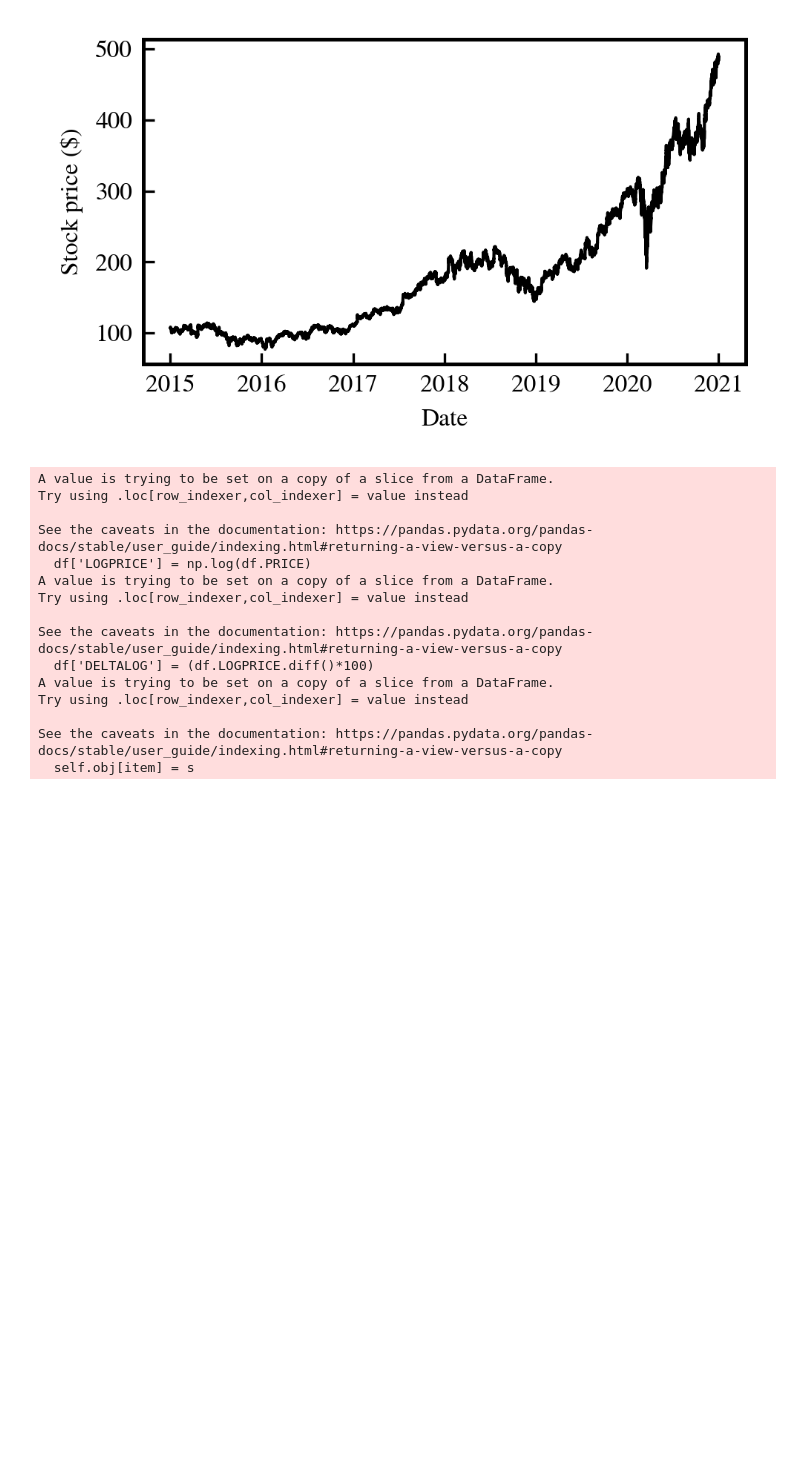
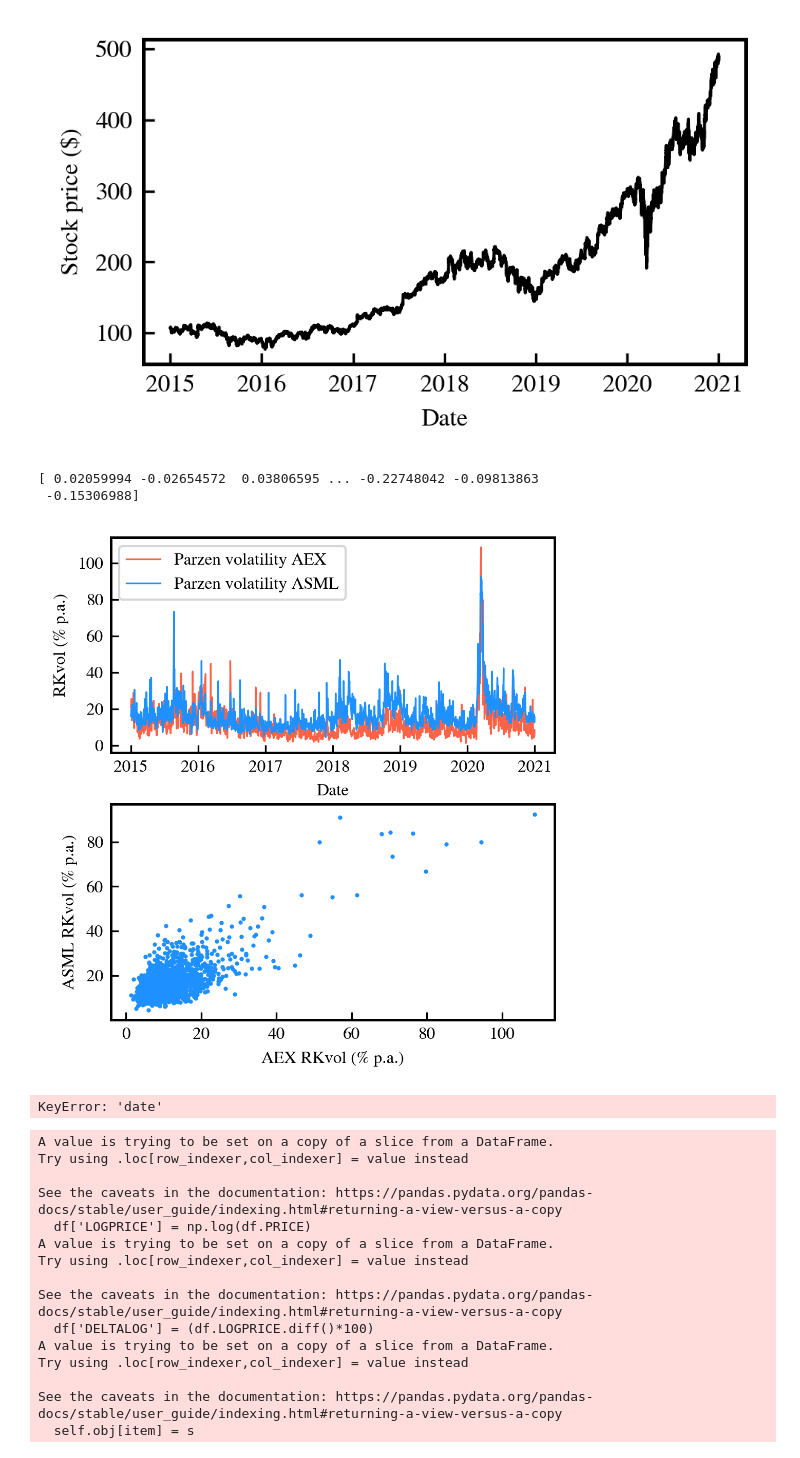
Before and after one commit to LuukOudshoorn25/HighFrequencyTrading, a Jupyter notebook: Code.ipynb, the cells around one changed output. Drawn from its saved outputs; the diff is of its cells as text; code cells hidden in the pictures; blank space fills up the shorter version.

Commit message:
Updates ASML vs SP vola figure

```diff
--- a/Code.ipynb
+++ b/Code.ipynb
@@ -438,23 +434,41 @@ RK_values = RK_values.set_index('Day')
+# %%
+RK_values,gamma_1s = RK.iterate_over_days()
+RK_values = RK_values.set_index('Day')
+RK_values.index = pd.to_datetime(RK_values.index)
+# %% [output]
+[ 0.02059994 -0.02654572  0.03806595 ... -0.22748042 -0.09813863
+ -0.15306988]
 # %%
-data = pd.read_csv('oxfordmanrealizedvolatilityindices.csv')
-#get S&P500 index
-SP = data.loc[data['Symbol'] == '.SPX']
-SP = SP.rename(columns = {'Unnamed: 0': 'DATETIME'})
-SP = SP.loc[SP['DATETIME'] >= '2015-01-02 00:00:00+00:00']
-SP = SP.loc[SP['DATETIME'] <= '2020-12-31 00:00:00+00:00']
+def plot_RK_ASML_vs_index():
+    data = pd.read_csv('oxfordmanrealizedvolatilityindices.csv')
+    #get S&P500 index
+    SP = data.loc[data['Symbol'] == '.AEX'] #.AEX
+    SP = SP.rename(columns = {'Unnamed: 0': 'DATETIME'})
+    SP = SP.loc[SP['DATETIME'] >= '2015-01-02 00:00:00+00:00']
+    SP = SP.loc[SP['DATETIME'] <= '2020-12-31 00:00:00+00:00']
 
-SP = SP.set_index('DATETIME')
-SP.index = pd.to_datetime(SP.index)
+    SP = SP.set_index('DATETIME')
+    SP.index = pd.to_datetime(SP.index)
+    SP.index = pd.to_datetime([w.strftime('%Y-%m-%d') for w in SP.index])
 
-def SP_vol():
-    #Plot S&P500 RK vs ASML RK
-    plt.plot(SP['rk_parzen'], color = 'tomato', label = 'S&P500', linewidth = 0.8)
-    plt.plot(RK_values, color = 'dodgerblue', label = "ASML", linewidth = 0.8)
-    plt.legend(frameon = 1, loc = 'upper left')
-    plt.title("Realized Kernel - S&P500 vs ASML")
-    plt.show()
+    parzen_SP500 =np.sqrt(252*1e4*SP[['rk_parzen']])
+    parzen_ASML = np.sqrt(252*RK_values)
+    fig,[ax1,ax2] = plt.subplots(nrows=2,figsize=(3.321,3.5))
+    ax1.plot(parzen_SP500,color='tomato',label='Parzen volatility AEX', linewidth = 0.8)
+    ax1.plot(np.sqrt(252*RK_values), color = 'dodgerblue', label = "Parzen volatility ASML", linewidth = 0.8)
+    ax1.legend(frameon = 1, loc = 'upper left')
+    ax1.set_xlabel('Date')
+    ax1.set_ylabel('RKvol (% p.a.)')
 
-SP_vol()
+    SP_ASML_joined = pd.merge(parzen_ASML,parzen_SP500,left_index=True,right_index=True)
+    ax2.scatter(SP_ASML_joined.rk_parzen,SP_ASML_joined.RealizedKernel,s=1,color = 'dodgerblue')
+    ax2.set_xlabel('AEX RKvol (% p.a.)')
+    ax2.set_ylabel('ASML RKvol (% p.a.)')
+    plt.tight_layout(pad=0.3)
+    plt.savefig('idnex_vs_ASML.pdf',bbox_inches='tight')
+plot_RK_ASML_vs_index()
+# %% [output]
+[figure, added]
 # %%
 def SPvsASML():
     #Get daily returns of S&P500
@@ -474,6 +488,8 @@ def SPvsASML():
     daily_returns.drop(columns = ['date'])
 
 SPvsASML()
+# %% [output]
+KeyError: 'date'
 # %%
 #merge data st we can make scatter plot
 merged_df = daily_returns.merge(daily_returns_sp, how='inner', on=None, right_index=True, left_index=True, sort=False)
```
Also changed, not shown: parts of 4 cells of this notebook, 3 other files.
